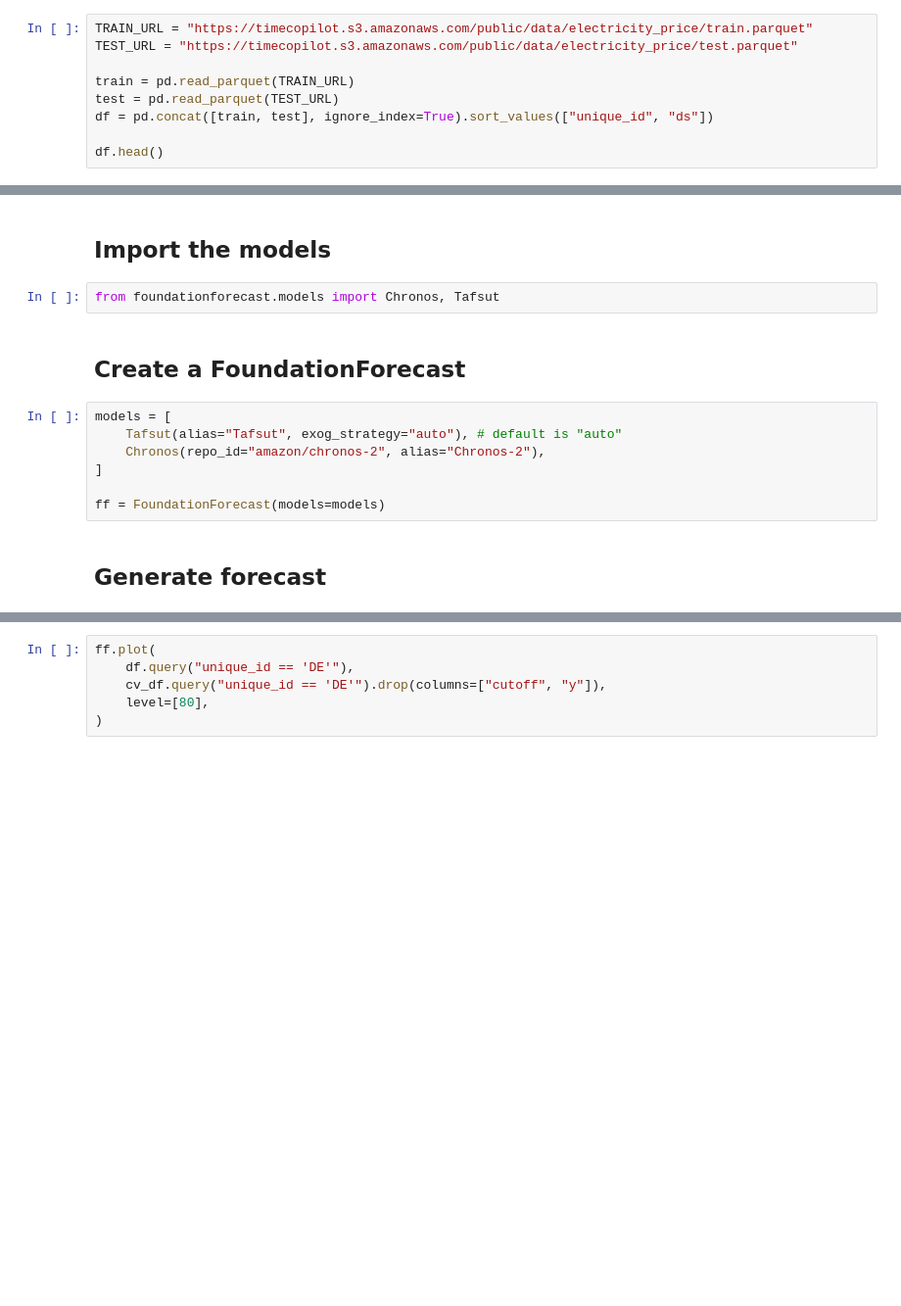
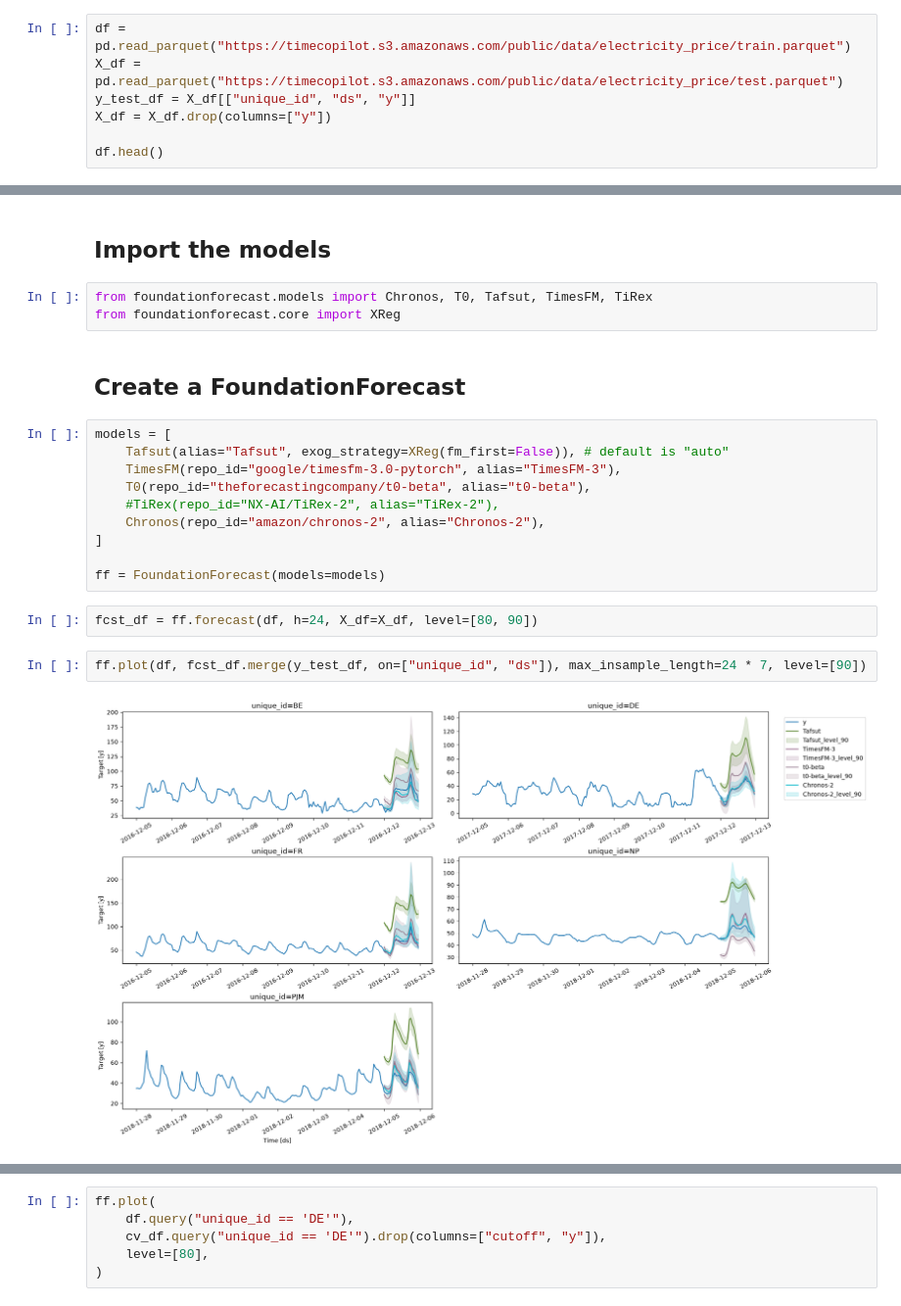
Before and after one commit to TimeCopilot/foundationforecast, a Jupyter notebook: docs/examples/exogenous-variables.ipynb, the cells around one changed output, grey strips where cells are left out. Shown at 98% size. Saved outputs shown, nothing was run; the diff lists cells and outputs as text; blank space fills up the shorter version.

```diff
--- a/docs/examples/exogenous-variables.ipynb
+++ b/docs/examples/exogenous-variables.ipynb
@@ -25,11 +27,9 @@ from foundationforecast import FoundationForecast
 For cross-validation we concatenate train and test so the last `h` steps match the fev-bench holdout.
 `X_df` carries horizon exog only.
 # %%
-TRAIN_URL = "https://timecopilot.s3.amazonaws.com/public/data/electricity_price/train.parquet"
-TEST_URL = "https://timecopilot.s3.amazonaws.com/public/data/electricity_price/test.parquet"
-
-train = pd.read_parquet(TRAIN_URL)
-test = pd.read_parquet(TEST_URL)
-df = pd.concat([train, test], ignore_index=True).sort_values(["unique_id", "ds"])
+df = pd.read_parquet("https://timecopilot.s3.amazonaws.com/public/data/electricity_price/train.parquet")
+X_df = pd.read_parquet("https://timecopilot.s3.amazonaws.com/public/data/electricity_price/test.parquet")
+y_test_df = X_df[["unique_id", "ds", "y"]]
+X_df = X_df.drop(columns=["y"])
 
 df.head()
@@ -44,18 +67,26 @@ FoundationForecast.plot(df, max_insample_length=24 * 7)
 # %% [markdown]
 ## Import the models
 # %%
-from foundationforecast.models import Chronos, Tafsut
+from foundationforecast.models import Chronos, T0, Tafsut, TimesFM, TiRex
+from foundationforecast.core import XReg
 # %% [markdown]
 ## Create a FoundationForecast
 # %%
 models = [
-    Tafsut(alias="Tafsut", exog_strategy="auto"), # default is "auto"
+    Tafsut(alias="Tafsut", exog_strategy=XReg(fm_first=False)), # default is "auto"
+    TimesFM(repo_id="google/timesfm-3.0-pytorch", alias="TimesFM-3"),
+    T0(repo_id="theforecastingcompany/t0-beta", alias="t0-beta"),
+    #TiRex(repo_id="NX-AI/TiRex-2", alias="TiRex-2"),
     Chronos(repo_id="amazon/chronos-2", alias="Chronos-2"),
 ]
 
 ff = FoundationForecast(models=models)
-# %% [markdown]
-## Generate forecast
+# %%
+fcst_df = ff.forecast(df, h=24, X_df=X_df, level=[80, 90])
+# %%
+ff.plot(df, fcst_df.merge(y_test_df, on=["unique_id", "ds"]), max_insample_length=24 * 7, level=[90])
+# %% [output]
+[figure, added]
 # %%
 level = [80, 90]
 h = 24
```
Also changed, not shown: parts of 7 cells of this notebook, 1 other file.
